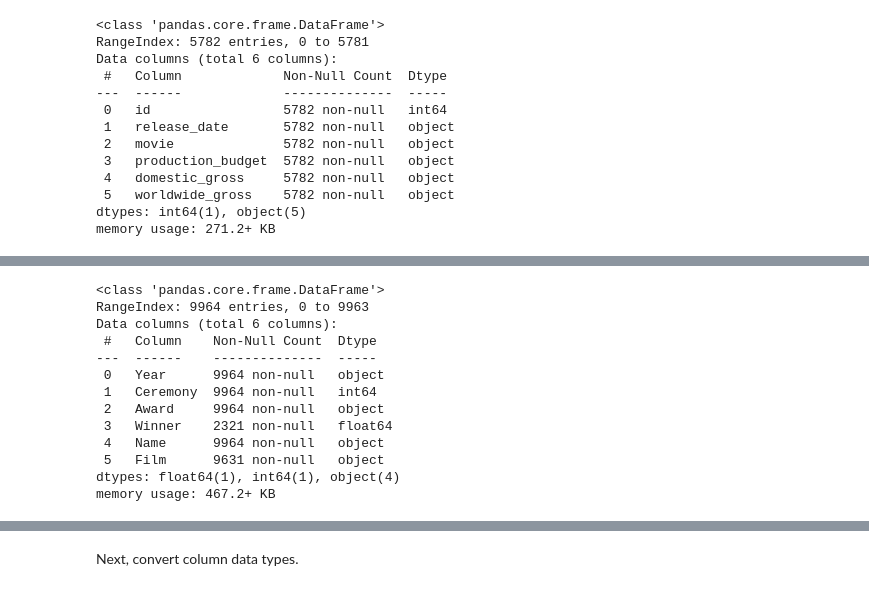
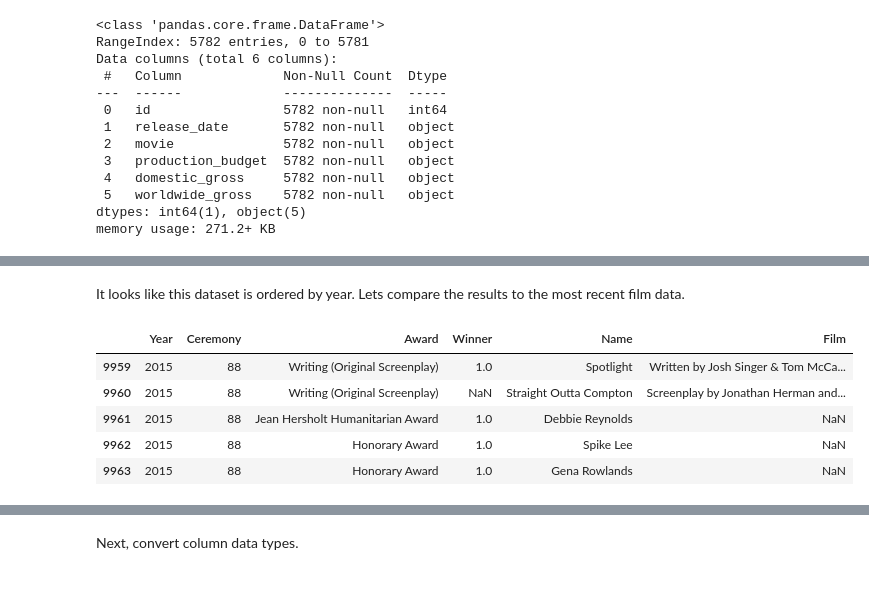
Before and after one commit to valentinav21/microsoft-movie-analysis, a Jupyter notebook: notebook.ipynb, the cells around one changed output, grey strips where cells are left out. Saved outputs shown, nothing was run; the diff lists cells and outputs as text; code cells hidden in the pictures.

Commit message:
academy awards data cleaning

```diff
--- a/notebook.ipynb
+++ b/notebook.ipynb
@@ -99,16 +126,11 @@ academy_df.head()
+# %% [markdown]
+It looks like this dataset is ordered by year. Lets compare the results to the most recent film data.
 # %%
-academy_df.info()
+academy_df.tail()
 # %% [output]
-<class 'pandas.core.frame.DataFrame'>
-RangeIndex: 9964 entries, 0 to 9963
-Data columns (total 6 columns):
- #   Column    Non-Null Count  Dtype
----  ------    --------------  -----
- 0   Year      9964 non-null   object
- 1   Ceremony  9964 non-null   int64
- 2   Award     9964 non-null   object
- 3   Winner    2321 non-null   float64
- 4   Name      9964 non-null   object
- 5   Film      9631 non-null   object
-dtypes: float64(1), int64(1), object(4)
-memory usage: 467.2+ KB
+|  | Year | Ceremony | Award | Winner | Name | Film |
+| 9959 | 2015 | 88 | Writing (Original Screenplay) | 1.0 | Spotlight | Written by Josh Singer & Tom McCa... |
+| 9960 | 2015 | 88 | Writing (Original Screenplay) | NaN | Straight Outta Compton | Screenplay by Jonathan Herman and... |
+| 9961 | 2015 | 88 | Jean Hersholt Humanitarian Award | 1.0 | Debbie Reynolds | NaN |
+| 9962 | 2015 | 88 | Honorary Award | 1.0 | Spike Lee | NaN |
+| 9963 | 2015 | 88 | Honorary Award | 1.0 | Gena Rowlands | NaN |
```
Also changed, not shown: parts of 44 cells of this notebook.
